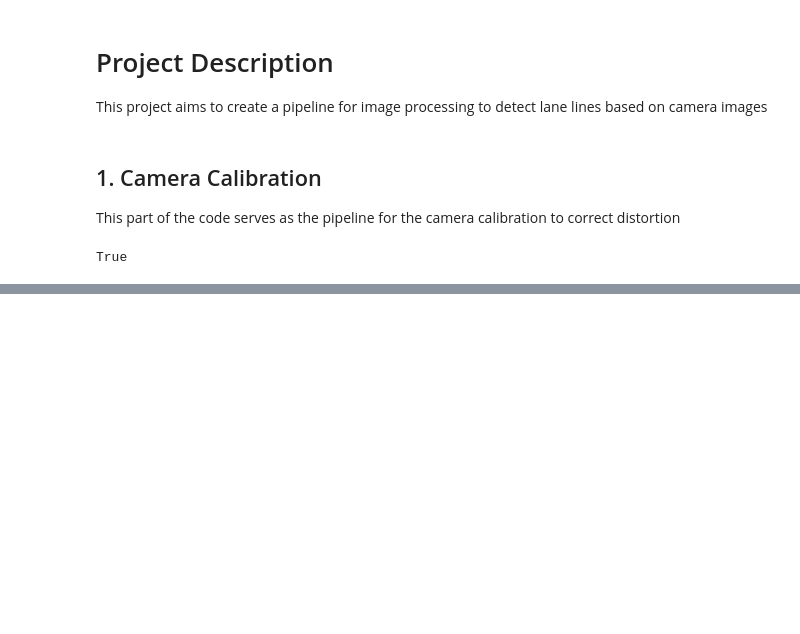
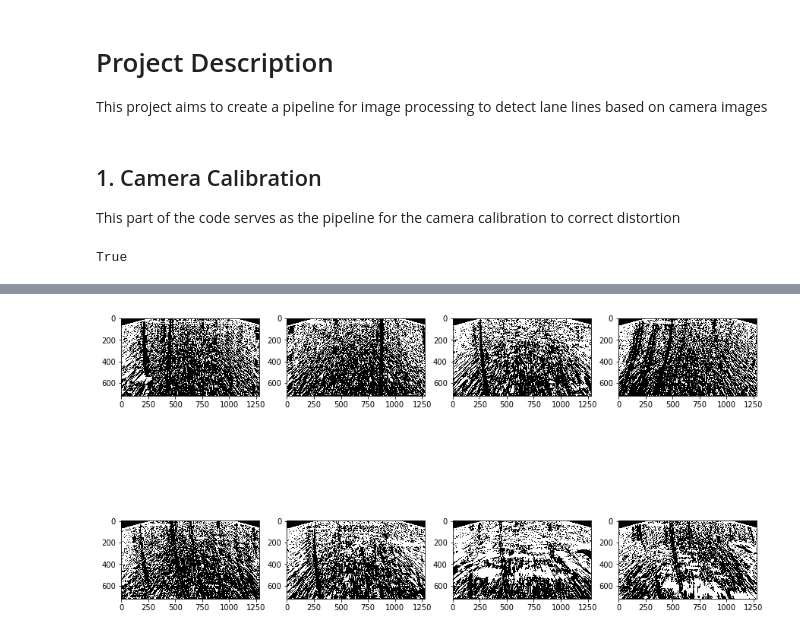
Before and after one commit to lhyleonghuiyu/CarND-Advanced-Lane-Lines, a Jupyter notebook: Project.ipynb, the cells around one changed output, grey strips where cells are left out. Saved outputs shown, nothing was run; the diff lists cells and outputs as text; code cells hidden in the pictures; blank space fills up the shorter version.

Commit message:
stopped at colorspace selection

```diff
--- a/Project.ipynb
+++ b/Project.ipynb
@@ -98,0 +101,40 @@ image.shape[:-1]
+# %%
+test_image_names =  ['test_images/straight_lines1.jpg',
+               'test_images/straight_lines2.jpg',
+               'test_images/test1.jpg',
+               'test_images/test2.jpg',
+               'test_images/test3.jpg',
+               'test_images/test4.jpg',
+               'test_images/test5.jpg',
+               'test_images/test6.jpg']
+test_images = []
+for i in range(len(test_image_names)):
+    curr = cv2.imread(test_image_names[i])
+    test_images.append(curr)
+# %%
+#Check Sobel operator
+fig = plt.figure()
+thresh=(np.pi/4, np.pi/2)
+sobel_kernel=15
+
+for i in range(len(test_images)):
+
+    pic = cal_undistort(test_images[i], objpoints, imgpoints)
+    pic = unwarp(pic, src, dst)
+    gray = cv2.cvtColor(pic,cv2.COLOR_RGB2GRAY)
+
+    #Take the (absolute) gradient in x and y separately
+    abs_sobelx = np.absolute(cv2.Sobel(gray, cv2.CV_64F, 1, 0, ksize=sobel_kernel))
+    abs_sobely = np.absolute(cv2.Sobel(gray, cv2.CV_64F, 0, 1, ksize=sobel_kernel))
+
+    #Calculate the direction of the gradient
+    grad = np.arctan2(abs_sobely, abs_sobelx)
+    binary = np.zeros_like(grad)
+    binary[(grad >= thresh[0])] = 1
+
+   #binary[(grad >= thresh[0]) & (grad <= thresh[1])] = 1
+
+    fig.add_subplot(2,4, i+1)
+    plt.imshow(binary, cmap='gray')
+# %% [output]
+[figure, added]
```
Also changed, not shown: parts of 14 cells of this notebook.
